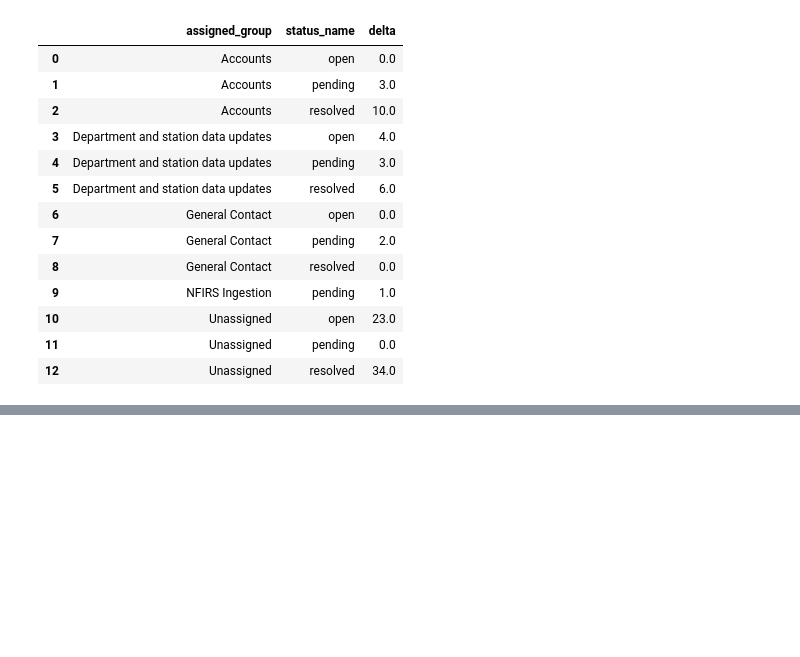
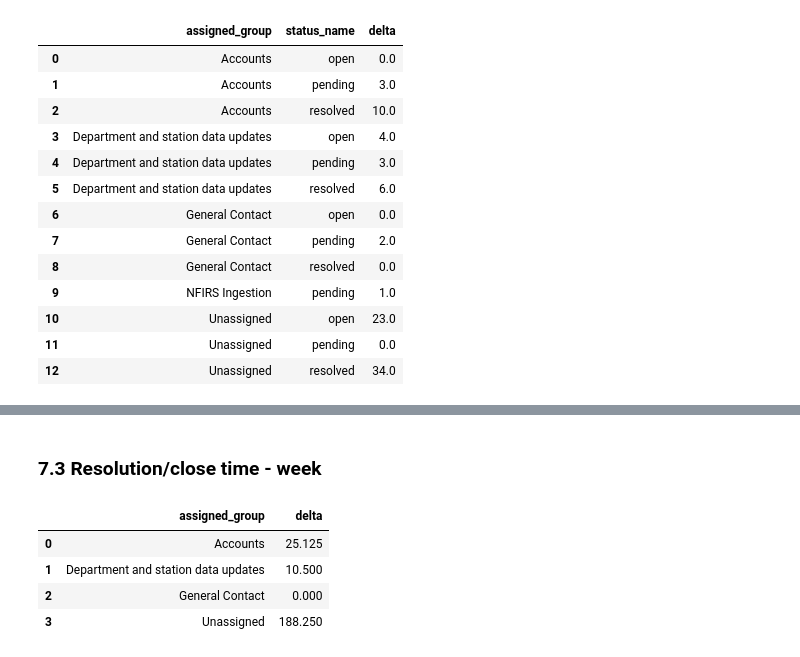
Before and after one commit to JorgeMartinezG/firecares-stats, a Jupyter notebook: Tickets analysis.ipynb, the cells around one changed output, grey strips where cells are left out. Cells and saved outputs as stored; diff of their text form; code cells hidden in the pictures; blank space fills up the shorter version.

```diff
--- a/Tickets analysis.ipynb
+++ b/Tickets analysis.ipynb
@@ -227,0 +267,12 @@ deltas_month
+# %% [markdown]
+### 7.3 Resolution/close time - week
+# %%
+delta_tickets = create_delta_tickets_time(resolved_df, month=False, range_val=-2)
+deltas_resolution_week = estimate_deltas_time(delta_tickets)
+deltas_resolution_week
+# %% [output]
+|  | assigned_group | delta |
+| 0 | Accounts | 25.125 |
+| 1 | Department and station data updates | 10.500 |
+| 2 | General Contact | 0.000 |
+| 3 | Unassigned | 188.250 |
```
Also changed, not shown: parts of 20 cells of this notebook.
